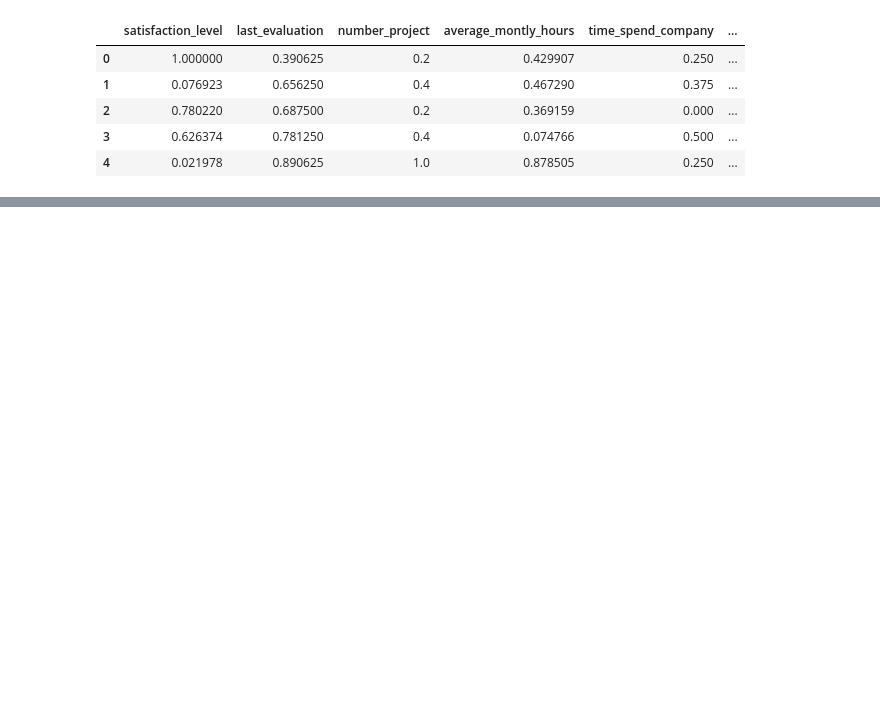
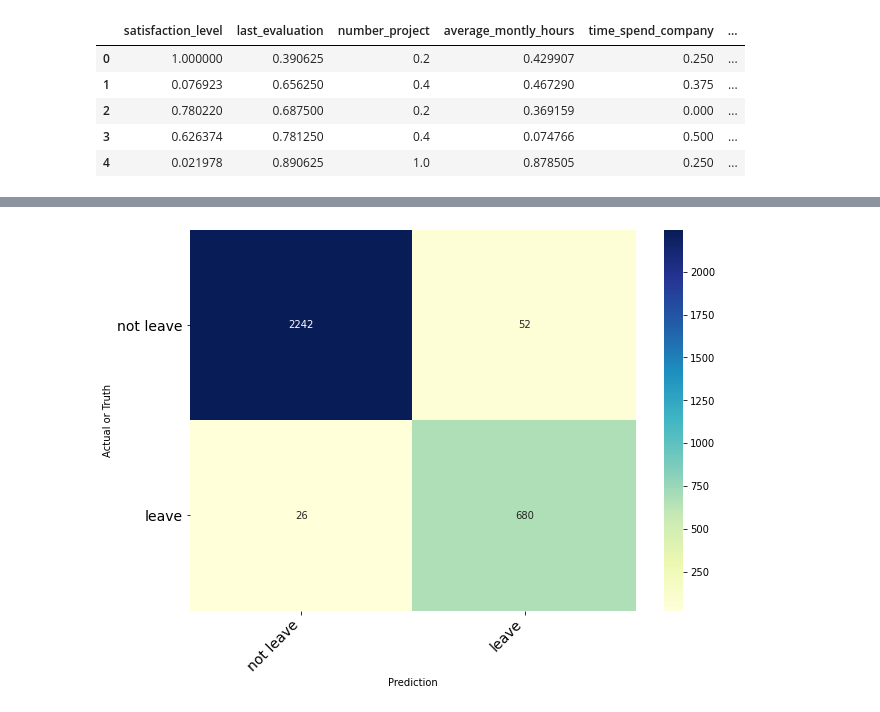
Before and after one commit to sbhardwaj97/employee-turnover-, a Jupyter notebook: project_work.ipynb, the cells around one changed output, grey strips where cells are left out. Saved outputs shown, nothing was run; the diff lists cells and outputs as text; code cells hidden in the pictures; blank space fills up the shorter version.

```diff
--- a/project_work.ipynb
+++ b/project_work.ipynb
@@ -203,0 +388,2 @@ X_train_scale.head(5)
+# %%
+rpretree=treemodel.predict(X_test_scale)
@@ -203,0 +401,5 @@ X_train_scale.head(5)
+# %%
+cm = confusion_matrix(y_test,rpretree)
+print_confusion_matrix(cm,["not leave","leave"])
+# %% [output]
+[figure, added]
```
Also changed, not shown: parts of 30 cells of this notebook.
